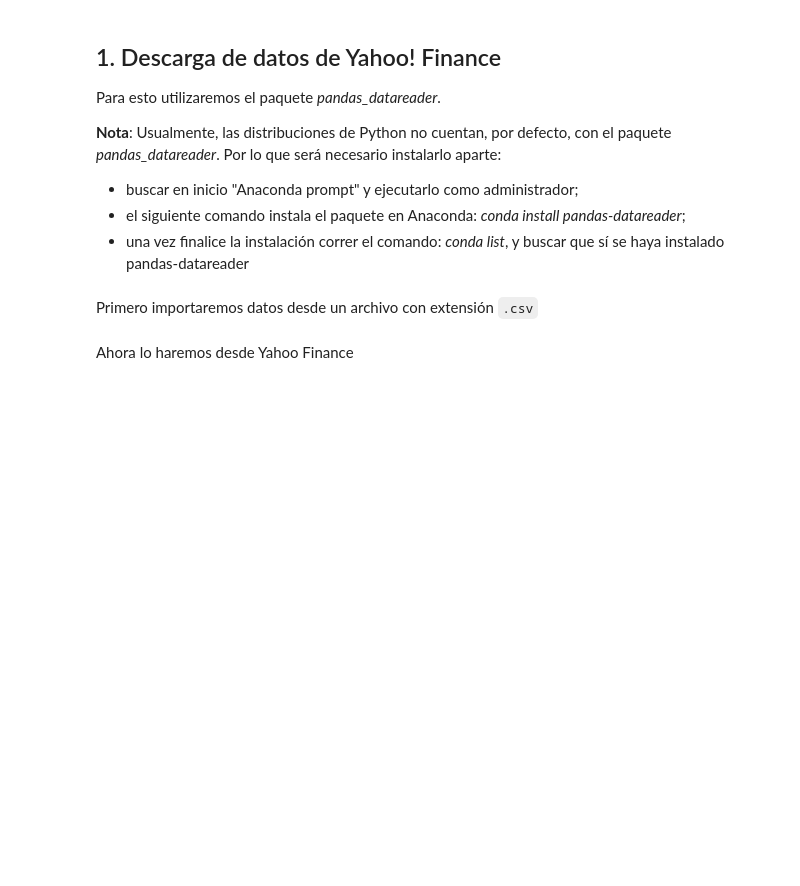
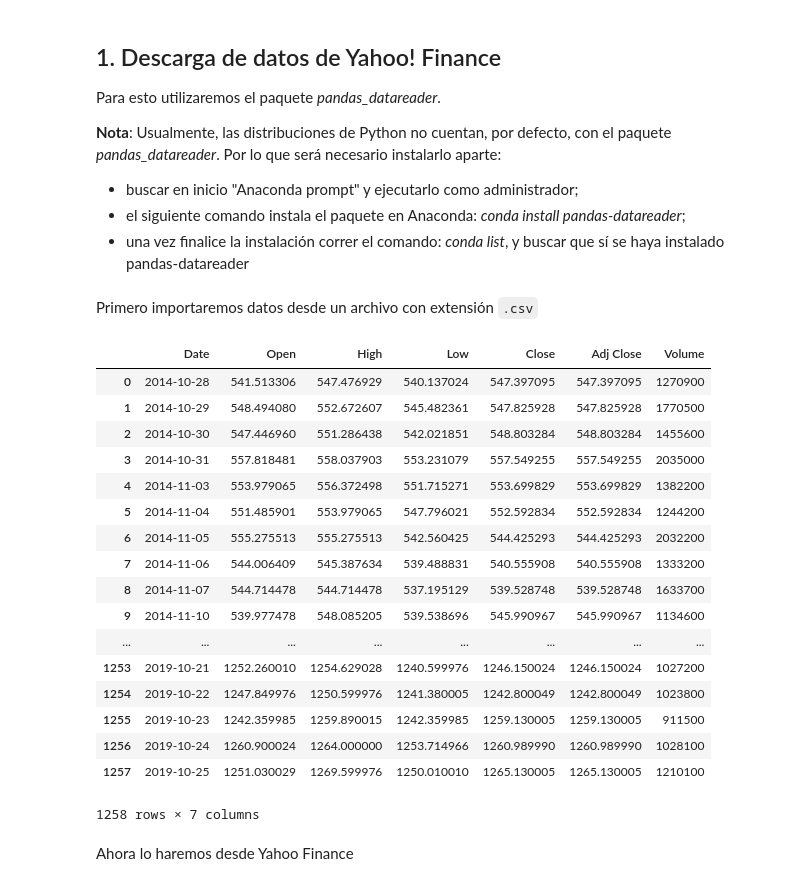
Before and after one commit to Fernando28AC/SimMat2019-2, a Jupyter notebook: Módulo 2/Clase12_ManejoAnalisisDatosPandas.ipynb, the cells around one changed output. Saved outputs shown, nothing was run; the diff lists cells and outputs as text; code cells hidden in the pictures; blank space fills up the shorter version.

```diff
--- a/Módulo 2/Clase12_ManejoAnalisisDatosPandas.ipynb
+++ b/Módulo 2/Clase12_ManejoAnalisisDatosPandas.ipynb
@@ -37,5 +42,27 @@ Para esto utilizaremos el paquete *pandas_datareader*.
 Primero importaremos datos desde un archivo con extensión `.csv`
 # %%
 #Importar datos de un archivo csv
+file_name = "GOOG.csv"
+data = pd.read_csv(file_name)
+data
+# %% [output]
+|  | Date | Open | High | Low | Close | Adj Close | Volume |
+| 0 | 2014-10-28 | 541.513306 | 547.476929 | 540.137024 | 547.397095 | 547.397095 | 1270900 |
+| 1 | 2014-10-29 | 548.494080 | 552.672607 | 545.482361 | 547.825928 | 547.825928 | 1770500 |
+| 2 | 2014-10-30 | 547.446960 | 551.286438 | 542.021851 | 548.803284 | 548.803284 | 1455600 |
+| 3 | 2014-10-31 | 557.818481 | 558.037903 | 553.231079 | 557.549255 | 557.549255 | 2035000 |
+| 4 | 2014-11-03 | 553.979065 | 556.372498 | 551.715271 | 553.699829 | 553.699829 | 1382200 |
+| 5 | 2014-11-04 | 551.485901 | 553.979065 | 547.796021 | 552.592834 | 552.592834 | 1244200 |
+| 6 | 2014-11-05 | 555.275513 | 555.275513 | 542.560425 | 544.425293 | 544.425293 | 2032200 |
+| 7 | 2014-11-06 | 544.006409 | 545.387634 | 539.488831 | 540.555908 | 540.555908 | 1333200 |
+| 8 | 2014-11-07 | 544.714478 | 544.714478 | 537.195129 | 539.528748 | 539.528748 | 1633700 |
+| 9 | 2014-11-10 | 539.977478 | 548.085205 | 539.538696 | 545.990967 | 545.990967 | 1134600 |
+| ... | ... | ... | ... | ... | ... | ... | ... |
+| 1253 | 2019-10-21 | 1252.260010 | 1254.629028 | 1240.599976 | 1246.150024 | 1246.150024 | 1027200 |
+| 1254 | 2019-10-22 | 1247.849976 | 1250.599976 | 1241.380005 | 1242.800049 | 1242.800049 | 1023800 |
+| 1255 | 2019-10-23 | 1242.359985 | 1259.890015 | 1242.359985 | 1259.130005 | 1259.130005 | 911500 |
+| 1256 | 2019-10-24 | 1260.900024 | 1264.000000 | 1253.714966 | 1260.989990 | 1260.989990 | 1028100 |
+| 1257 | 2019-10-25 | 1251.030029 | 1269.599976 | 1250.010010 | 1265.130005 | 1265.130005 | 1210100 |
+1258 rows × 7 columns
 # %% [markdown]
 Ahora lo haremos desde Yahoo Finance
```
Also changed, not shown: parts of 5 cells of this notebook, 2 other files.
